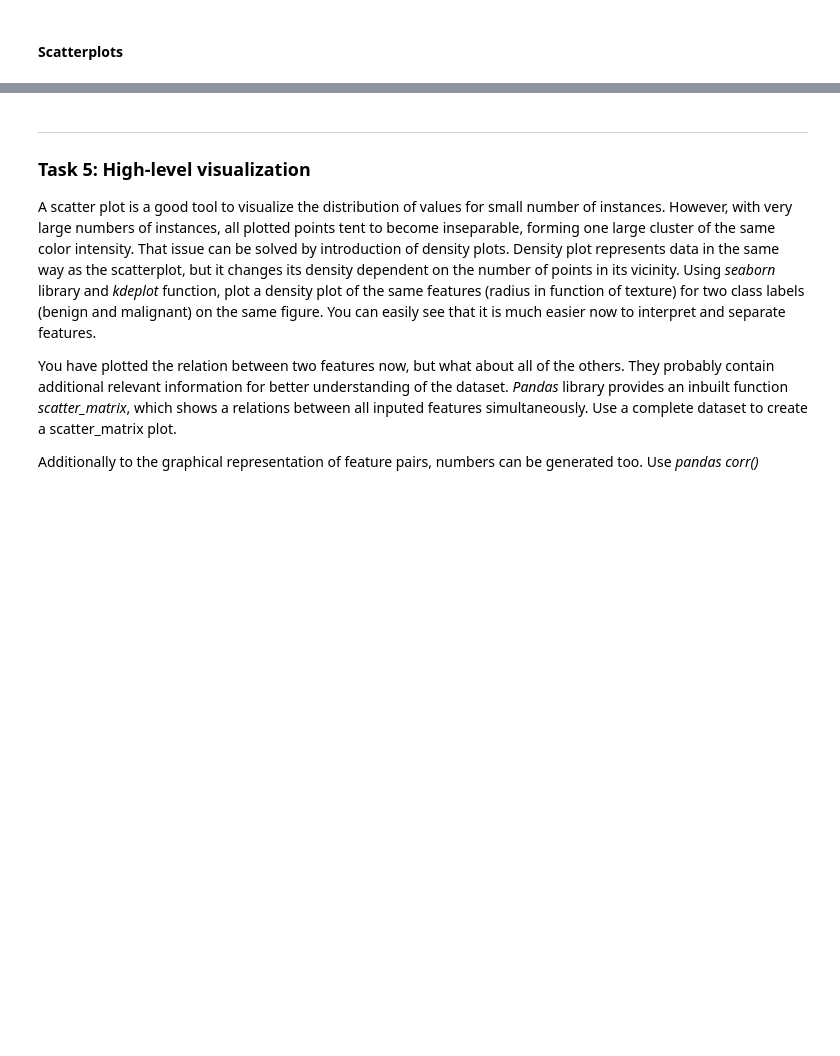
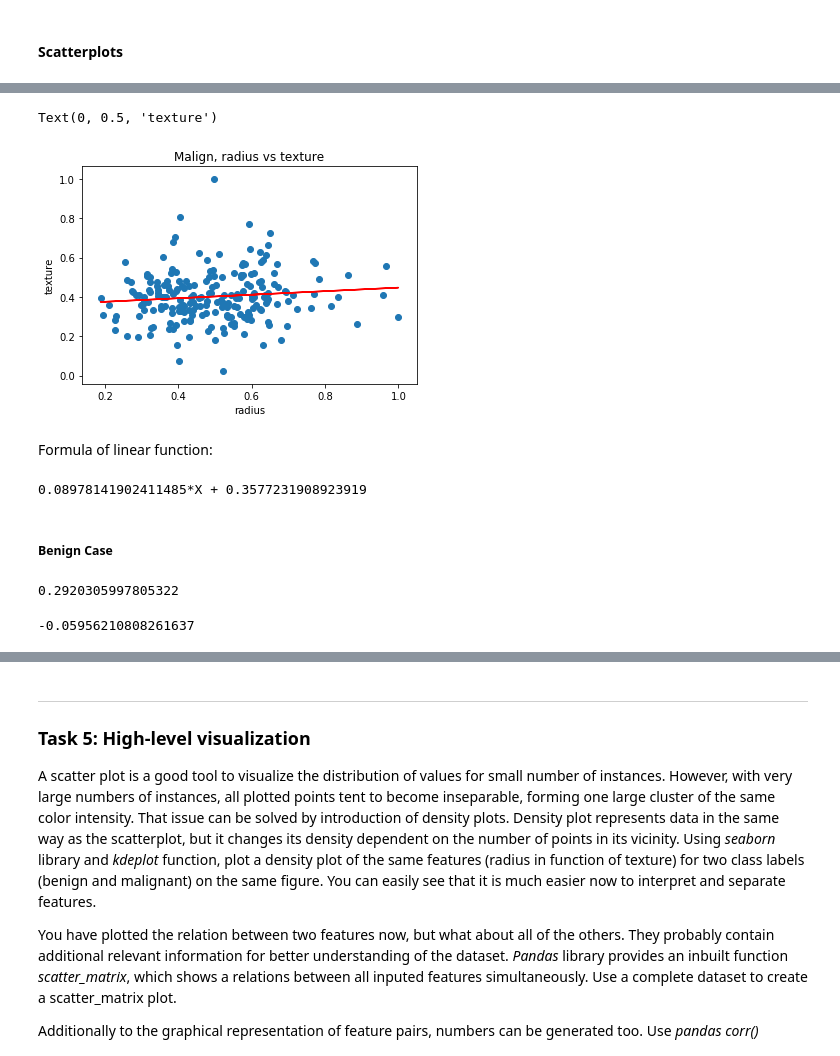
Before and after one commit to nik1168/clinical-decision-support-systems-exercises, a Jupyter notebook: WPO1/WPO1-Student.ipynb, the cells around one changed output, grey strips where cells are left out. Cells and saved outputs as stored; diff of their text form; code cells hidden in the pictures; blank space fills up the shorter version.

```diff
--- a/WPO1/WPO1-Student.ipynb
+++ b/WPO1/WPO1-Student.ipynb
@@ -501,0 +513,4 @@ plt.scatter(m_data_frame[radius], m_data_frame[texture])
+# %%
+X_m = m_data_frame[radius].values.reshape(-1,1)
+y_m = m_data_frame[texture].values.reshape(-1,1)
+reg_m = LinearRegression().fit(X_m, y_m)
@@ -501,0 +525,19 @@ plt.scatter(m_data_frame[radius], m_data_frame[texture])
+# %%
+y_m = reg_m.coef_[0]*m_data_frame[radius].values.reshape(-1,1)+reg_m.intercept_[0]
+# %%
+plt.scatter(m_data_frame[radius], m_data_frame[texture],label="malign")
+plt.plot(m_data_frame[radius],y_m,'r')
+plt.title("Malign, radius vs texture")
+plt.xlabel('radius')
+plt.ylabel('texture')
+# %% [output]
+Text(0, 0.5, 'texture')
+[figure, added]
+# %% [markdown]
+Formula of linear function:
+# %%
+print("{0}*X + {1}".format(reg_m.coef_[0][0],reg_m.intercept_[0]))
+# %% [output]
+0.08978141902411485*X + 0.3577231908923919
+# %% [markdown]
+##### Benign Case
@@ -501,0 +548,8 @@ plt.scatter(m_data_frame[radius], m_data_frame[texture])
+# %%
+reg_b.intercept_[0] # Intercept
+# %% [output]
+0.2920305997805322
+# %%
+reg_b.coef_[0][0] # Slope
+# %% [output]
+-0.05956210808261637
```
Also changed, not shown: parts of 25 cells of this notebook.
